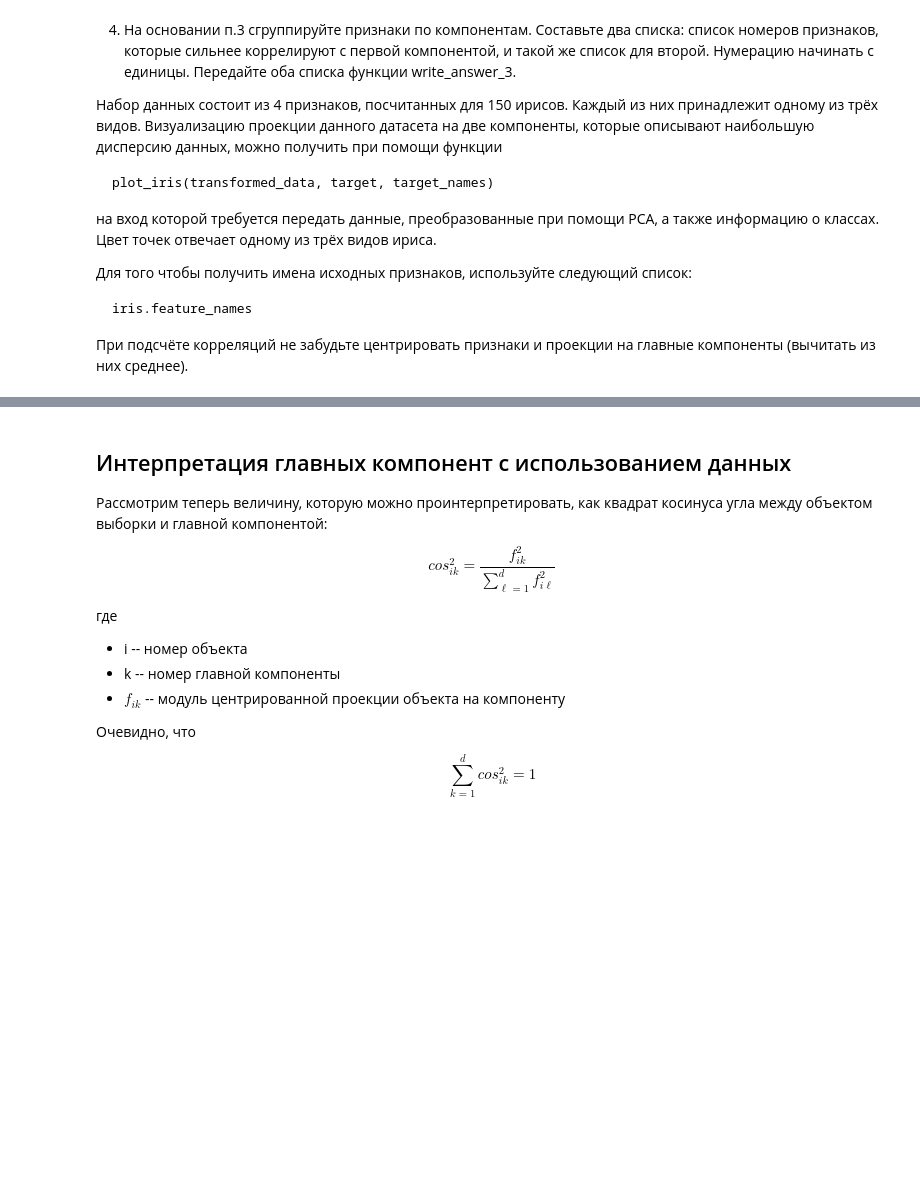
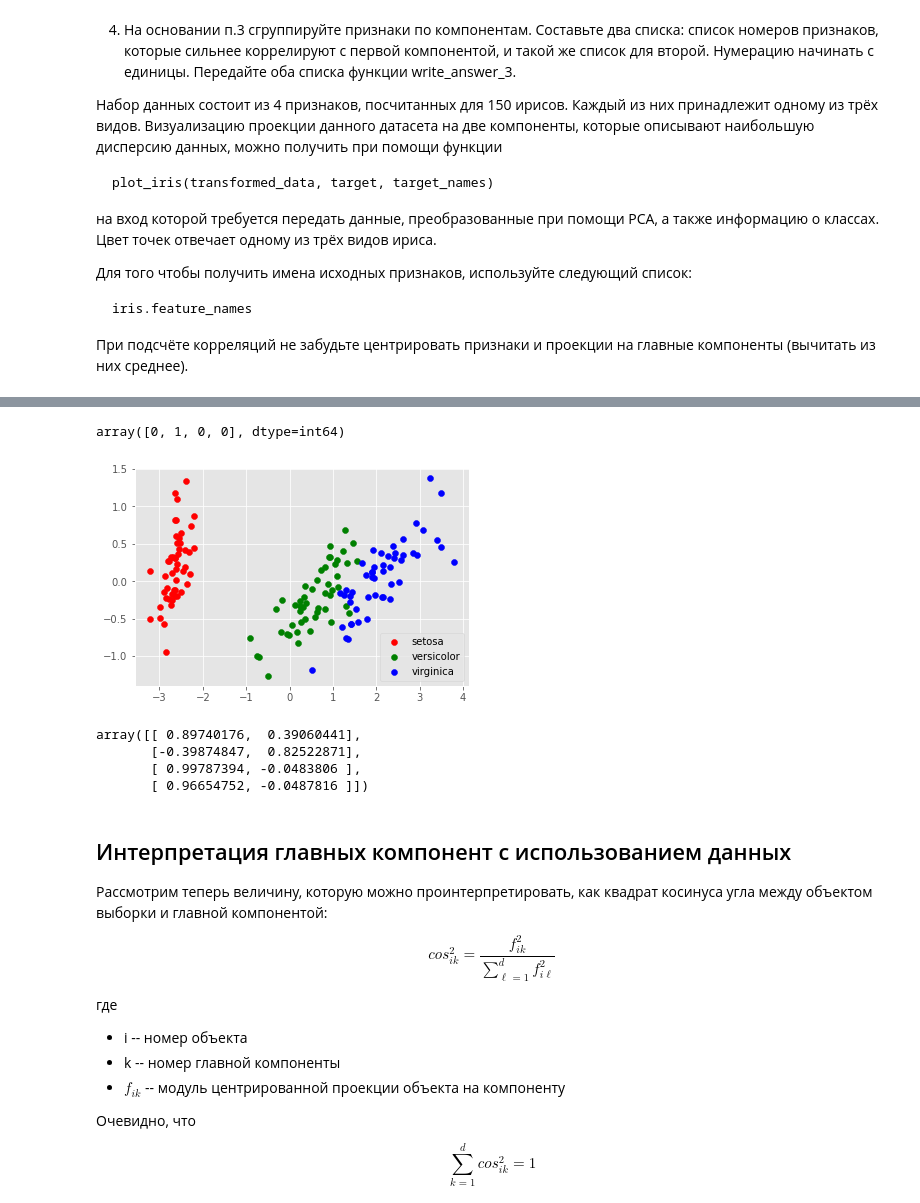
Before and after one commit to Alisa-Shabalina/yandex_ml_specialization, a Jupyter notebook: course_3/week_2/PCA.ipynb, the cells around one changed output, grey strips where cells are left out. Cells and saved outputs as stored; diff of their text form; code cells hidden in the pictures; blank space fills up the shorter version.

```diff
--- a/course_3/week_2/PCA.ipynb
+++ b/course_3/week_2/PCA.ipynb
@@ -471,0 +448,6 @@ target_names = iris.target_names
+# %%
+data_0mean = data - data.mean(0)
+# %%
+model = PCA(n_components=2)
+# %%
+model.fit(data_0mean)
@@ -471,0 +457,2 @@ target_names = iris.target_names
+# %%
+data_transform = model.transform(data_0mean)
@@ -471,0 +491,15 @@ target_names = iris.target_names
+# %%
+res
+# %% [output]
+array([0, 1, 0, 0], dtype=int64)
+# %%
+plot_iris(data_transform, target, target_names)
+# %% [output]
+[figure, added]
+# %%
+corrs
+# %% [output]
+array([[ 0.89740176,  0.39060441],
+       [-0.39874847,  0.82522871],
+       [ 0.99787394, -0.0483806 ],
+       [ 0.96654752, -0.0487816 ]])
```
Also changed, not shown: parts of 42 cells of this notebook, 6 other files.
